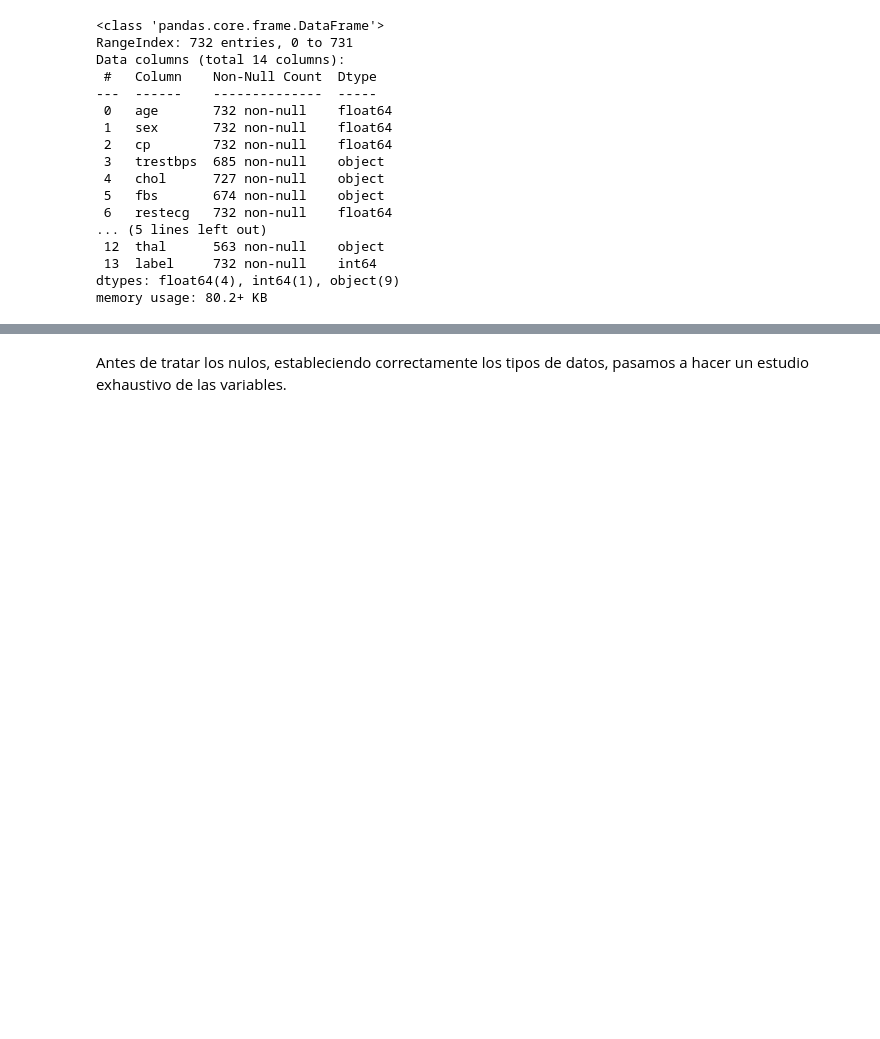
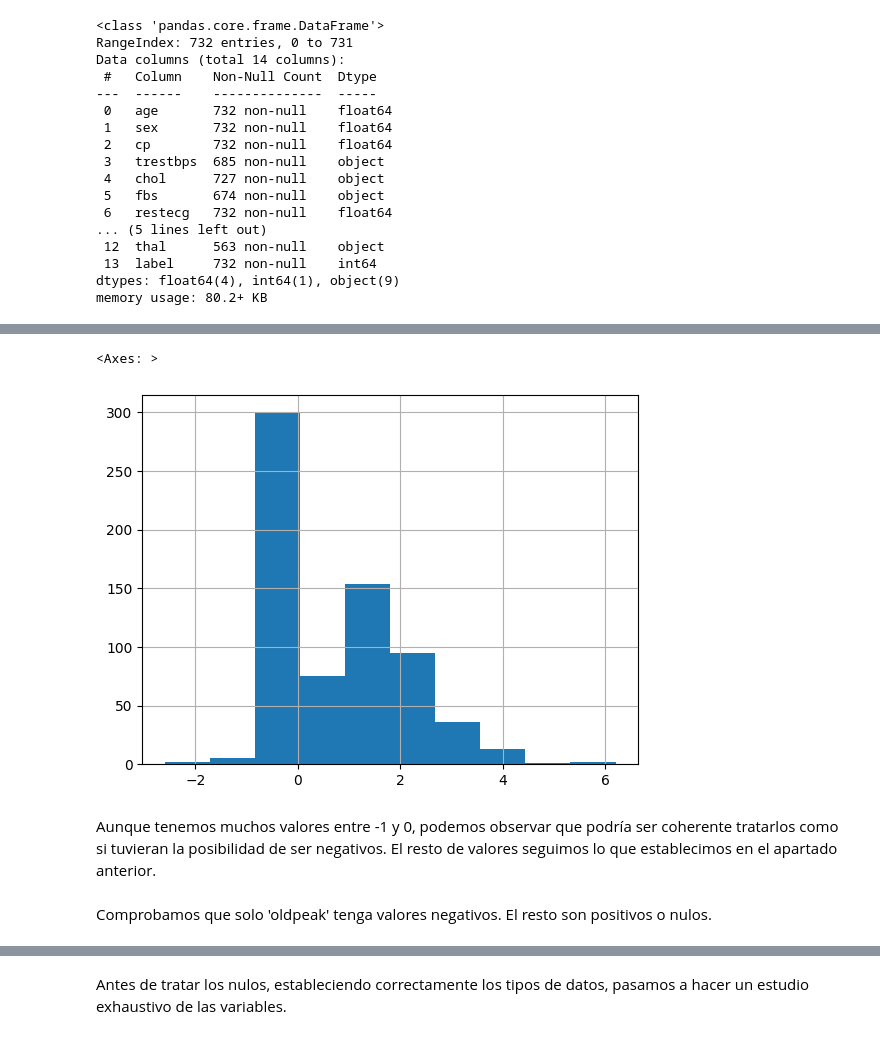
Before and after one commit to emartgo/mdata_dp3, a Jupyter notebook: 01_dp3_EDA/dp3_EDA.ipynb, the cells around one changed output, grey strips where cells are left out. Cells and saved outputs as stored; diff of their text form; code cells hidden in the pictures; blank space fills up the shorter version.

```diff
--- a/01_dp3_EDA/dp3_EDA.ipynb
+++ b/01_dp3_EDA/dp3_EDA.ipynb
@@ -69,0 +207,7 @@ memory usage: 80.2+ KB
+# %%
+data_train['oldpeak'].hist()
+# %% [output]
+<Axes: >
+[figure, added]
+# %% [markdown]
+Aunque tenemos muchos valores entre -1 y 0, podemos observar que podría ser coherente tratarlos como si tuvieran la posibilidad de ser negativos. El resto de valores seguimos lo que establecimos en el apartado anterior.
@@ -69,0 +220,2 @@ memory usage: 80.2+ KB
+# %% [markdown]
+Comprobamos que solo 'oldpeak' tenga valores negativos. El resto son positivos o nulos.
```
Also changed, not shown: parts of 31 cells of this notebook.
